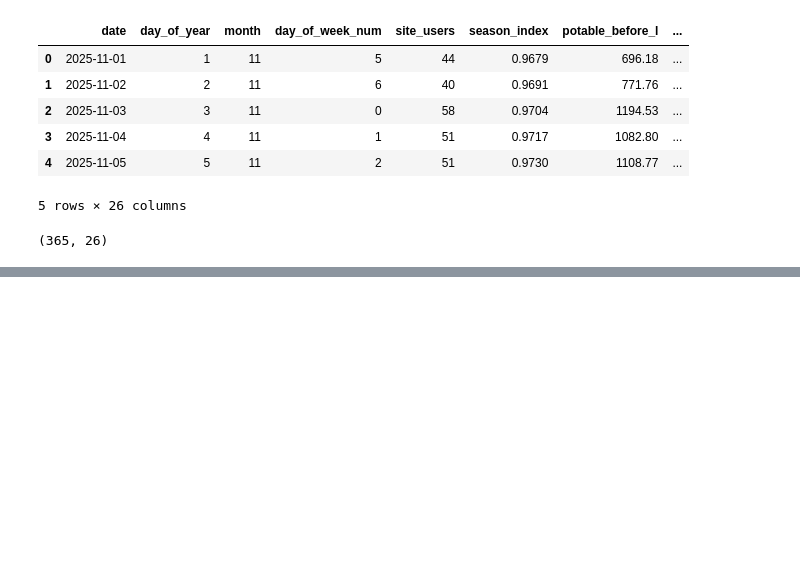
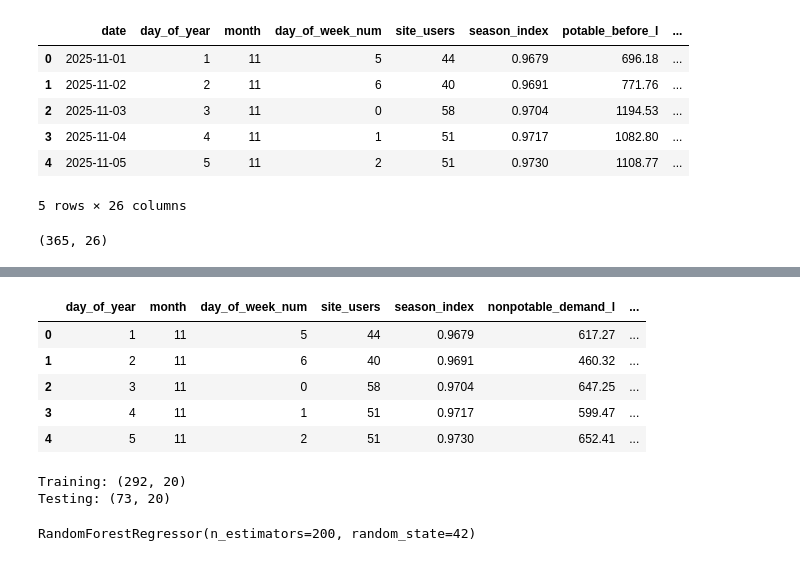
Before and after one commit to Xolane3/greywater-model, a Jupyter notebook: 01_water_savings_model.ipynb, the cells around one changed output, grey strips where cells are left out. Cells and saved outputs as stored; diff of their text form; code cells hidden in the pictures; blank space fills up the shorter version.

Commit message:
modeled2

```diff
--- a/01_water_savings_model.ipynb
+++ b/01_water_savings_model.ipynb
@@ -26,0 +123,7 @@ water.shape
+# %%
+# Loading features
+X = pd.read_csv("02_water_savings_features.csv")
+
+y = pd.read_csv("03_water_savings_target.csv")
+
+y = y["potable_saved_l"]
@@ -26,0 +137,26 @@ water.shape
+# %%
+# Look at your ML features
+# These are the things the model uses to make its prediction
+X.head()
+# %% [output]
+|  | day_of_year | month | day_of_week_num | site_users | season_index | nonpotable_demand_l | ... |
+| 0 | 1 | 11 | 5 | 44 | 0.9679 | 617.27 | ... |
+| 1 | 2 | 11 | 6 | 40 | 0.9691 | 460.32 | ... |
+| 2 | 3 | 11 | 0 | 58 | 0.9704 | 647.25 | ... |
+| 3 | 4 | 11 | 1 | 51 | 0.9717 | 599.47 | ... |
+| 4 | 5 | 11 | 2 | 51 | 0.9730 | 652.41 | ... |
+# %%
+# Split training and testing data
+X_train = pd.read_csv("04_water_savings_train_X.csv")
+y_train = pd.read_csv("05_water_savings_train_y.csv")
+
+X_test = pd.read_csv("06_water_savings_test_X.csv")
+y_test = pd.read_csv("07_water_savings_test_y.csv")
+
+y_train = y_train["potable_saved_l"]
+y_test = y_test["potable_saved_l"]
+print("Training:", X_train.shape)
+print("Testing:", X_test.shape)
+# %% [output]
+Training: (292, 20)
+Testing: (73, 20)
@@ -26,0 +170,5 @@ water.shape
+# %%
+#Then
+model.fit(X_train, y_train)
+# %% [output]
+RandomForestRegressor(n_estimators=200, random_state=42)
```
Also changed, not shown: parts of 11 cells of this notebook.
